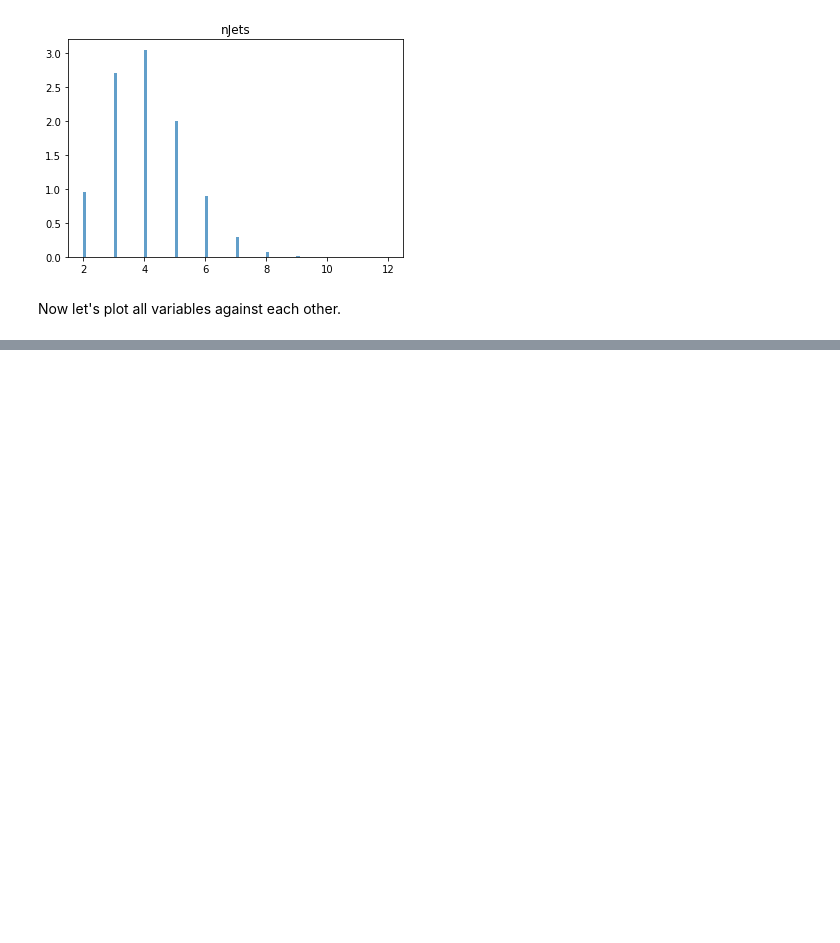
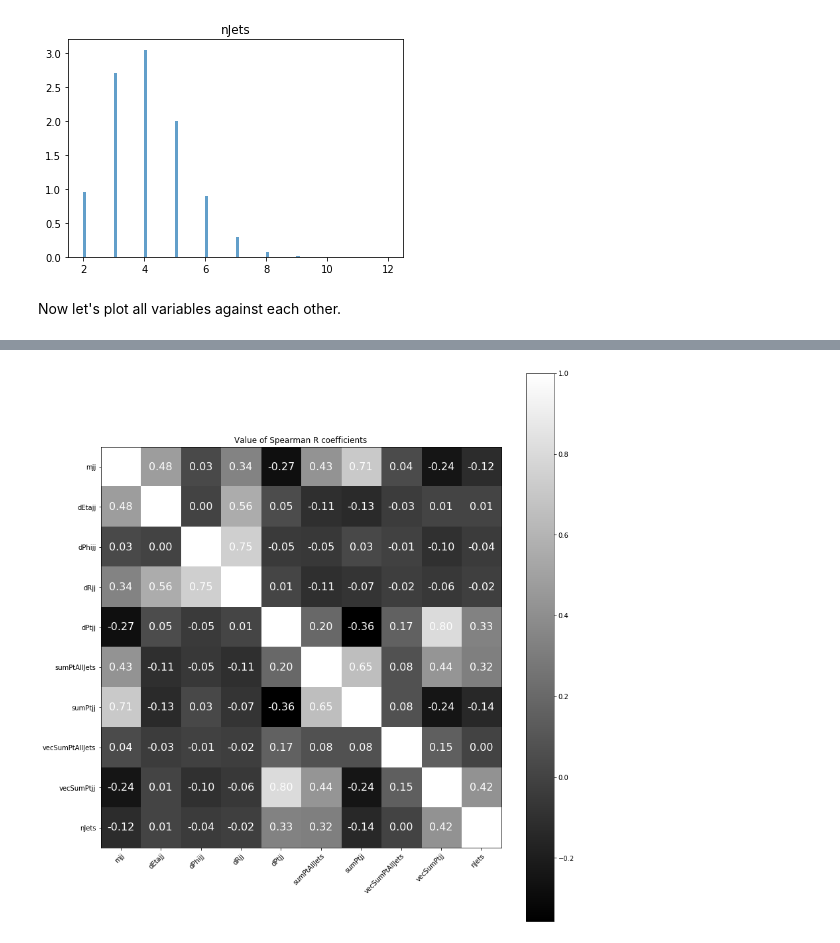
Before and after one commit to ezeeEric/LHCOlymp, a Jupyter notebook: notebooks/EDA-BlackBox.ipynb, the cells around one changed output, grey strips where cells are left out. Drawn from its saved outputs; the diff is of its cells as text; code cells hidden in the pictures; blank space fills up the shorter version.

```diff
--- a/notebooks/EDA-BlackBox.ipynb
+++ b/notebooks/EDA-BlackBox.ipynb
@@ -69,0 +94,30 @@ plt.savefig("eda.png")
+# %%
+spearmanr_matrix = spearmanr(kinematic_data_array, axis=0)[0]
+
+fig, ax = plt.subplots(figsize=(12, 12))
+im = ax.imshow(spearmanr_matrix, cmap='gray')
+fig.colorbar(im, ax=ax)
+
+# We want to show all ticks...
+ax.set_xticks(np.arange(len(kinematic_labels)))
+ax.set_yticks(np.arange(len(kinematic_labels)))
+# ... and label them with the respective list entries
+ax.set_xticklabels(kinematic_labels)
+ax.set_yticklabels(kinematic_labels)
+
+# Rotate the tick labels and set their alignment.
+plt.setp(ax.get_xticklabels(), rotation=45, ha="right",
+         rotation_mode="anchor")
+
+# Loop over data dimensions and create text annotations.
+for i in range(len(kinematic_labels)):
+    for j in range(len(kinematic_labels)):
+        text = ax.text(j, i, f"{spearmanr_matrix[i, j]:.2f}",
+                       ha="center", va="center", color="w", fontsize=16)
+
+ax.set_title("Value of Spearman R coefficients")
+#fig.colorbar(ax.pcolor(pearsonr_matrix))
+fig.tight_layout()
+plt.show()
+# %% [output]
+[figure, added]
```
Also changed, not shown: parts of 6 cells of this notebook.
